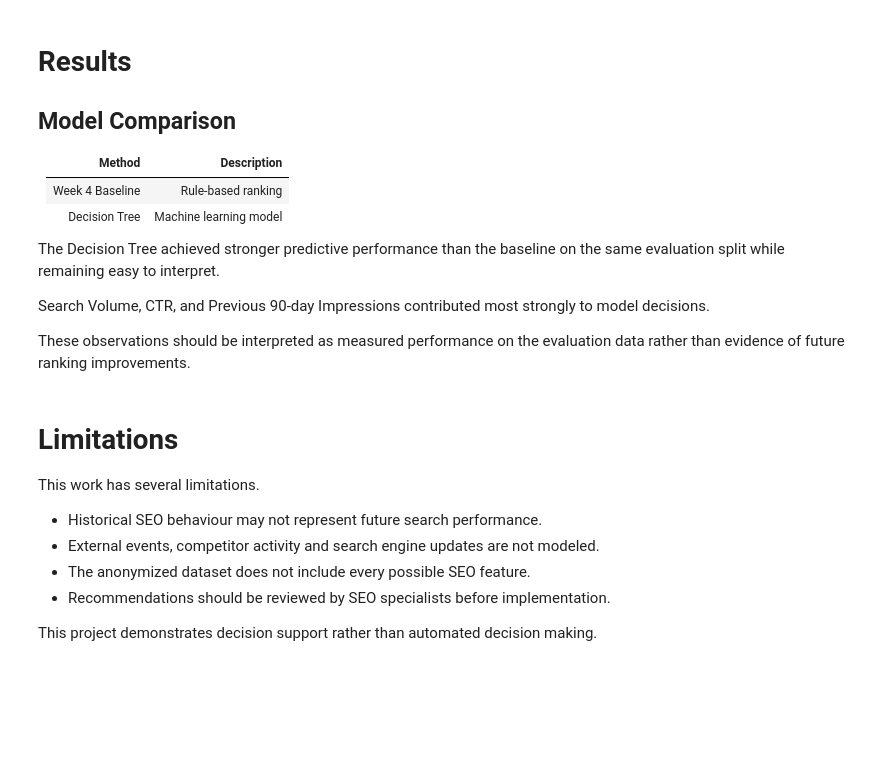
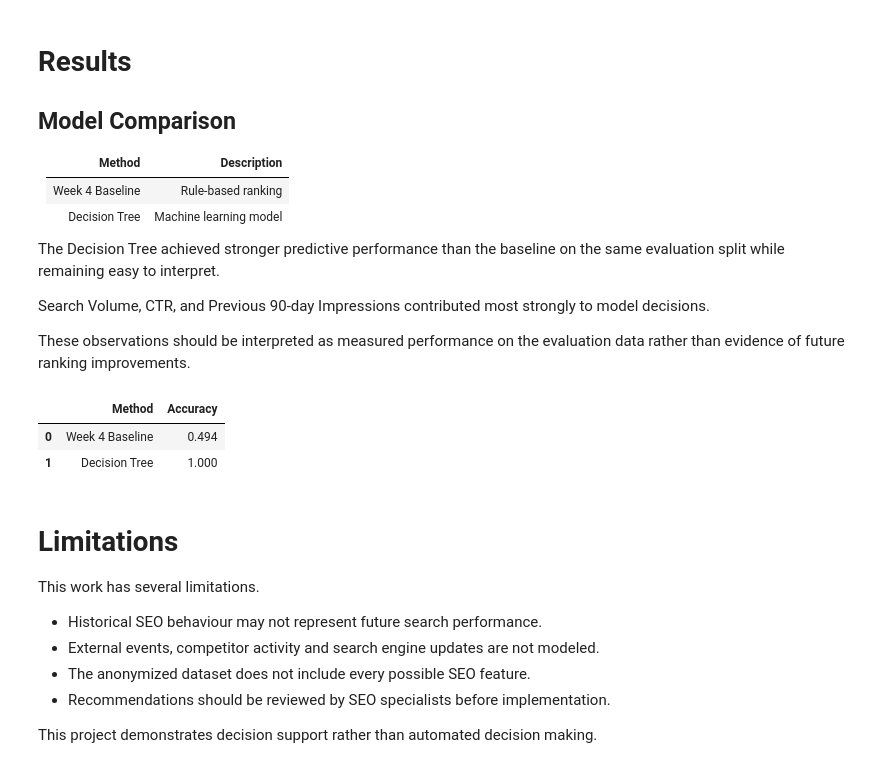
Before and after one commit to prachichoudhary2004/FlyRank, a Jupyter notebook: work/notebooks/capstone.ipynb, the cells around one changed output. Saved outputs shown, nothing was run; the diff lists cells and outputs as text; code cells hidden in the pictures; blank space fills up the shorter version.

```diff
--- a/work/notebooks/capstone.ipynb
+++ b/work/notebooks/capstone.ipynb
@@ -93,6 +169,36 @@ The Decision Tree achieved stronger predictive performance than the baseline on
 Search Volume, CTR, and Previous 90-day Impressions contributed most strongly to model decisions.
 
 These observations should be interpreted as measured performance on the evaluation data rather than evidence of future ranking improvements.
+# %%
+from sklearn.dummy import DummyClassifier
+
+baseline = DummyClassifier(strategy="most_frequent")
+
+baseline.fit(X_train, y_train)
+
+baseline_pred = baseline.predict(X_test)
+
+baseline_accuracy = accuracy_score(
+    y_test,
+    baseline_pred
+)
+
+comparison = pd.DataFrame({
+    "Method":[
+        "Week 4 Baseline",
+        "Decision Tree"
+    ],
+    "Accuracy":[
+        baseline_accuracy,
+        accuracy
+    ]
+})
+
+display(comparison)
+# %% [output]
+|  | Method | Accuracy |
+| 0 | Week 4 Baseline | 0.494 |
+| 1 | Decision Tree | 1.000 |
 # %% [markdown]
 # Limitations
 
```
Also changed, not shown: parts of 11 cells of this notebook.
